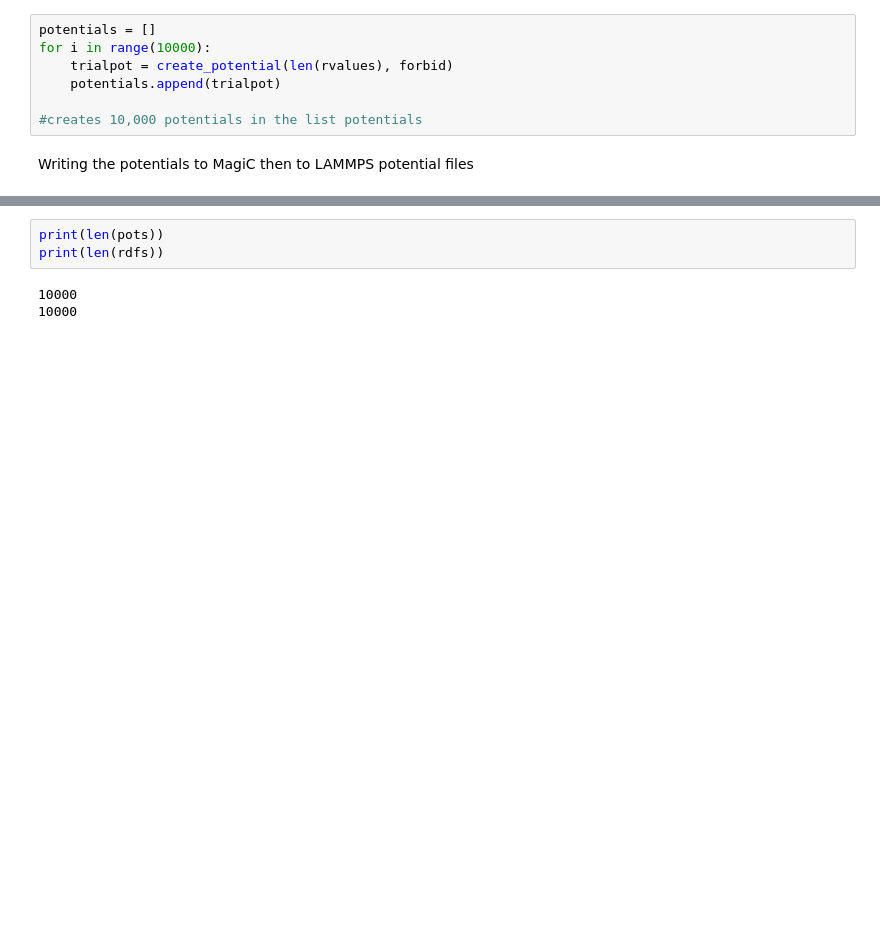
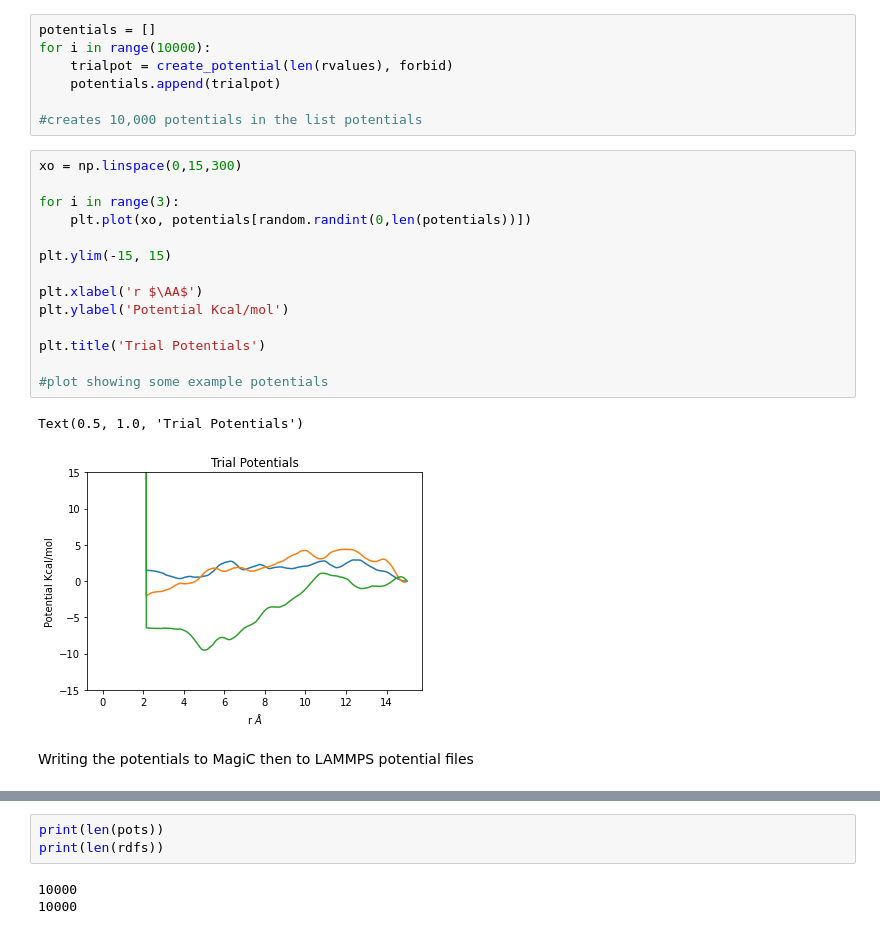
Before and after one commit to k-nolan-git/Summer_Project, a Jupyter notebook: Full_Run/Full_Run.ipynb, the cells around one changed output, grey strips where cells are left out. Saved outputs shown, nothing was run; the diff lists cells and outputs as text; blank space fills up the shorter version.

```diff
--- a/Full_Run/Full_Run.ipynb
+++ b/Full_Run/Full_Run.ipynb
@@ -100,8 +134,25 @@ for i in range(10000):
     potentials.append(trialpot)
 
 #creates 10,000 potentials in the list potentials
-# %% [markdown]
-Writing the potentials to MagiC then to LAMMPS potential files
+# %%
+xo = np.linspace(0,15,300)
+
+for i in range(3):
+    plt.plot(xo, potentials[random.randint(0,len(potentials))])
+
+plt.ylim(-15, 15)
+
+plt.xlabel('r $\AA$')
+plt.ylabel('Potential Kcal/mol')
+
+plt.title('Trial Potentials')
+
+#plot showing some example potentials
+# %% [output]
+Text(0.5, 1.0, 'Trial Potentials')
+[figure, added]
+# %% [markdown]
+Writing the potentials to MagiC then to LAMMPS potential files
 # %%
 def write_potential(filename, k):
     #write potentials is a function which writes a magic potential file
```
Also changed, not shown: parts of 65 cells of this notebook, 21 other files.
